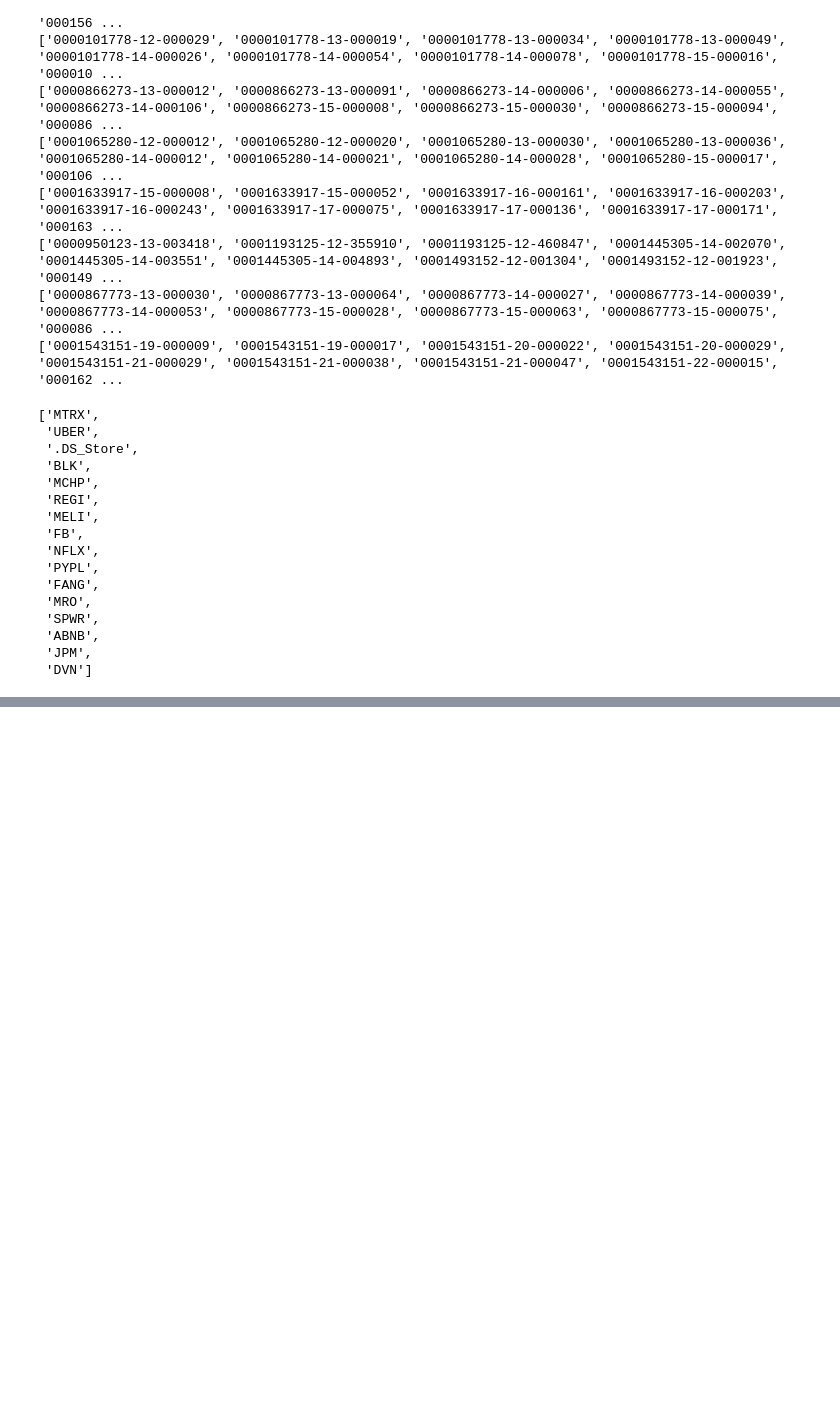
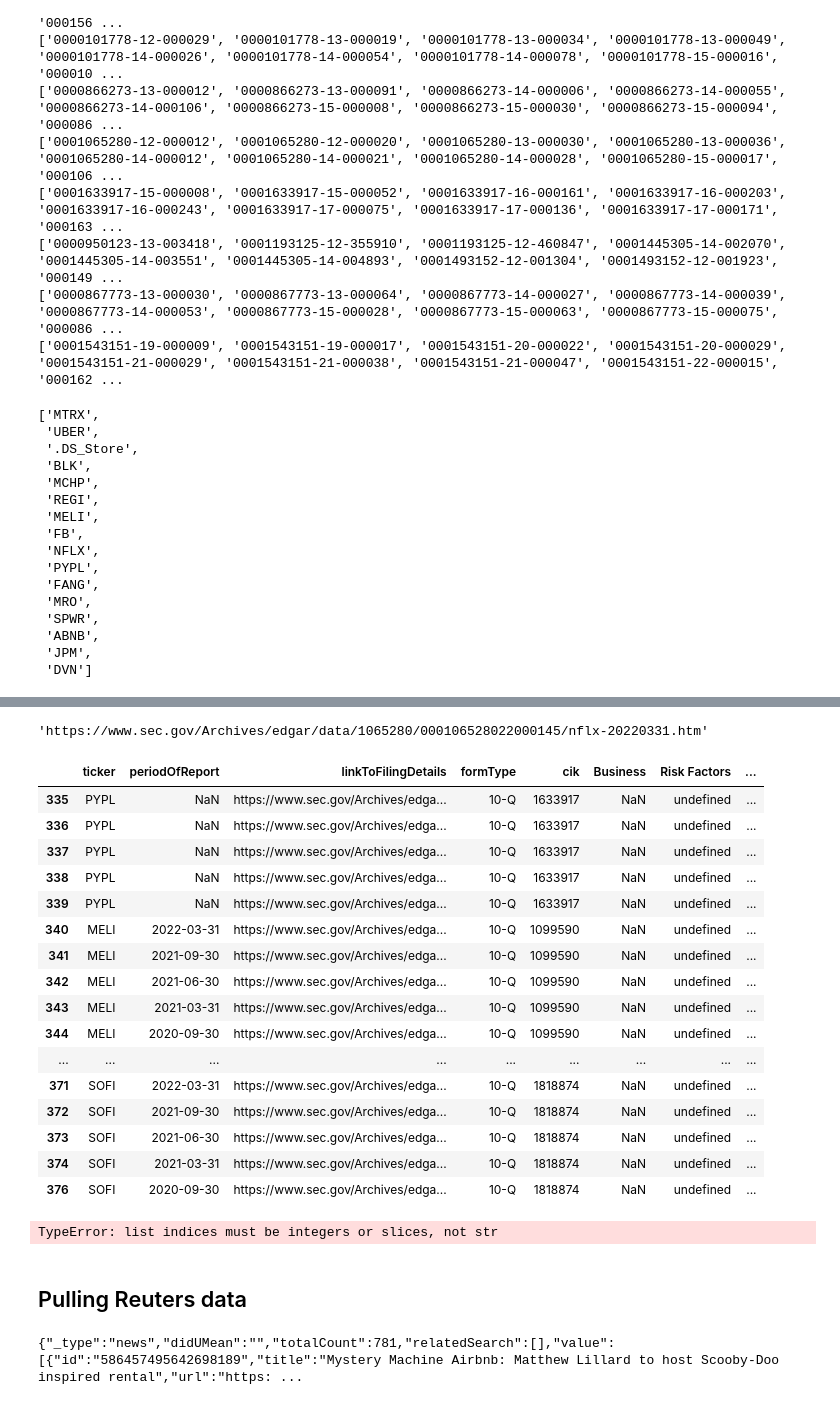
Before and after one commit to JoeHGeoghegan/P2G2-ProjectGit, a Jupyter notebook: Notebooks/Lauren.ipynb, the cells around one changed output, grey strips where cells are left out. Saved outputs shown, nothing was run; the diff lists cells and outputs as text; code cells hidden in the pictures; blank space fills up the shorter version.

Commit message:
Troubleshooting SEC text df

```diff
--- a/Notebooks/Lauren.ipynb
+++ b/Notebooks/Lauren.ipynb
@@ -124,0 +127,2 @@ Notebooks/Data/Raw_Data/sec-edgar-filings/ABNB/10-Q/0001559720-21-000017
+# %%
+sec_text = pd.read_csv("../Notebooks/Data/Cleaned_Data/sec_all_data.csv")
@@ -124,0 +145,2 @@ Notebooks/Data/Raw_Data/sec-edgar-filings/ABNB/10-Q/0001559720-21-000017
+# %%
+sec_text = sec_text.drop(columns="Unnamed: 0")
@@ -124,0 +151,2 @@ Notebooks/Data/Raw_Data/sec-edgar-filings/ABNB/10-Q/0001559720-21-000017
+# %%
+sec_text_10q = sec_text[sec_text['formType']=="10-Q"]
@@ -124,0 +169,24 @@ Notebooks/Data/Raw_Data/sec-edgar-filings/ABNB/10-Q/0001559720-21-000017
+# %%
+sec_text_10q.at[0, "linkToFilingDetails"]
+# %% [output]
+'https://www.sec.gov/Archives/edgar/data/1065280/000106528022000145/nflx-20220331.htm'
+# %%
+sec_text_10q.tail(40)
+# %% [output]
+|  | ticker | periodOfReport | linkToFilingDetails | formType | cik | Business | Risk Factors | ... |
+| 335 | PYPL | NaN | https://www.sec.gov/Archives/edga... | 10-Q | 1633917 | NaN | undefined | ... |
+| 336 | PYPL | NaN | https://www.sec.gov/Archives/edga... | 10-Q | 1633917 | NaN | undefined | ... |
+| 337 | PYPL | NaN | https://www.sec.gov/Archives/edga... | 10-Q | 1633917 | NaN | undefined | ... |
+| 338 | PYPL | NaN | https://www.sec.gov/Archives/edga... | 10-Q | 1633917 | NaN | undefined | ... |
+| 339 | PYPL | NaN | https://www.sec.gov/Archives/edga... | 10-Q | 1633917 | NaN | undefined | ... |
+| 340 | MELI | 2022-03-31 | https://www.sec.gov/Archives/edga... | 10-Q | 1099590 | NaN | undefined | ... |
+| 341 | MELI | 2021-09-30 | https://www.sec.gov/Archives/edga... | 10-Q | 1099590 | NaN | undefined | ... |
+| 342 | MELI | 2021-06-30 | https://www.sec.gov/Archives/edga... | 10-Q | 1099590 | NaN | undefined | ... |
+| 343 | MELI | 2021-03-31 | https://www.sec.gov/Archives/edga... | 10-Q | 1099590 | NaN | undefined | ... |
+| 344 | MELI | 2020-09-30 | https://www.sec.gov/Archives/edga... | 10-Q | 1099590 | NaN | undefined | ... |
+| ... | ... | ... | ... | ... | ... | ... | ... | ... |
+| 371 | SOFI | 2022-03-31 | https://www.sec.gov/Archives/edga... | 10-Q | 1818874 | NaN | undefined | ... |
+| 372 | SOFI | 2021-09-30 | https://www.sec.gov/Archives/edga... | 10-Q | 1818874 | NaN | undefined | ... |
+| 373 | SOFI | 2021-06-30 | https://www.sec.gov/Archives/edga... | 10-Q | 1818874 | NaN | undefined | ... |
+| 374 | SOFI | 2021-03-31 | https://www.sec.gov/Archives/edga... | 10-Q | 1818874 | NaN | undefined | ... |
+| 376 | SOFI | 2020-09-30 | https://www.sec.gov/Archives/edga... | 10-Q | 1818874 | NaN | undefined | ... |
@@ -124,0 +199,35 @@ Notebooks/Data/Raw_Data/sec-edgar-filings/ABNB/10-Q/0001559720-21-000017
+# %%
+url = sec_text_10q["linkToFilingDetails"].loc[0]
+filingtype = sec_text_10q['formType'].loc[0]
+data={}
+if (filingtype == "10-Q"):
+        data['Business']=pd.NA
+        data['Risk Factors']=extractorApi.get_section(url, "part2item1A", "text")
+        data['Management’s Discussion and Analysis of Financial Condition and Results of Operations']=extractorApi.get_section(url, "part1item2", "text")
+else:
+        data['Business']=extractorApi.get_section(url, "1", "text")
+        data['Risk Factors']=extractorApi.get_section(url, "1A", "text")
+        data['Management’s Discussion and Analysis of Financial Condition and Results of Operations']=extractorApi.get_section(url, "7", "text")
+pd.DataFrame(data)
+data
+# %% [output]
+TypeError: list indices must be integers or slices, not str
+# %% [markdown]
+## Pulling Reuters data
+# %%
+import requests
+
+url = "https://contextualwebsearch-websearch-v1.p.rapidapi.com/api/search/NewsSearchAPI"
+
+querystring = {"q":"AirBNB","pageNumber":"1","pageSize":"10","autoCorrect":"true","fromPublishedDate":"null","toPublishedDate":"null"}
+
+headers = {
+	"X-RapidAPI-Key": "3813daf763msh5f053a8f3b34d68p104fccjsnd34328662702",
+	"X-RapidAPI-Host": "contextualwebsearch-websearch-v1.p.rapidapi.com"
+}
+
+response = requests.request("GET", url, headers=headers, params=querystring)
+
+print(response.text)
+# %% [output]
+{"_type":"news","didUMean":"","totalCount":781,"relatedSearch":[],"value":[{"id":"586457495642698189","title":"Mystery Machine Airbnb: Matthew Lillard to host Scooby-Doo inspired rental","url":"https: ...
```
Also changed, not shown: parts of 12 cells of this notebook.
